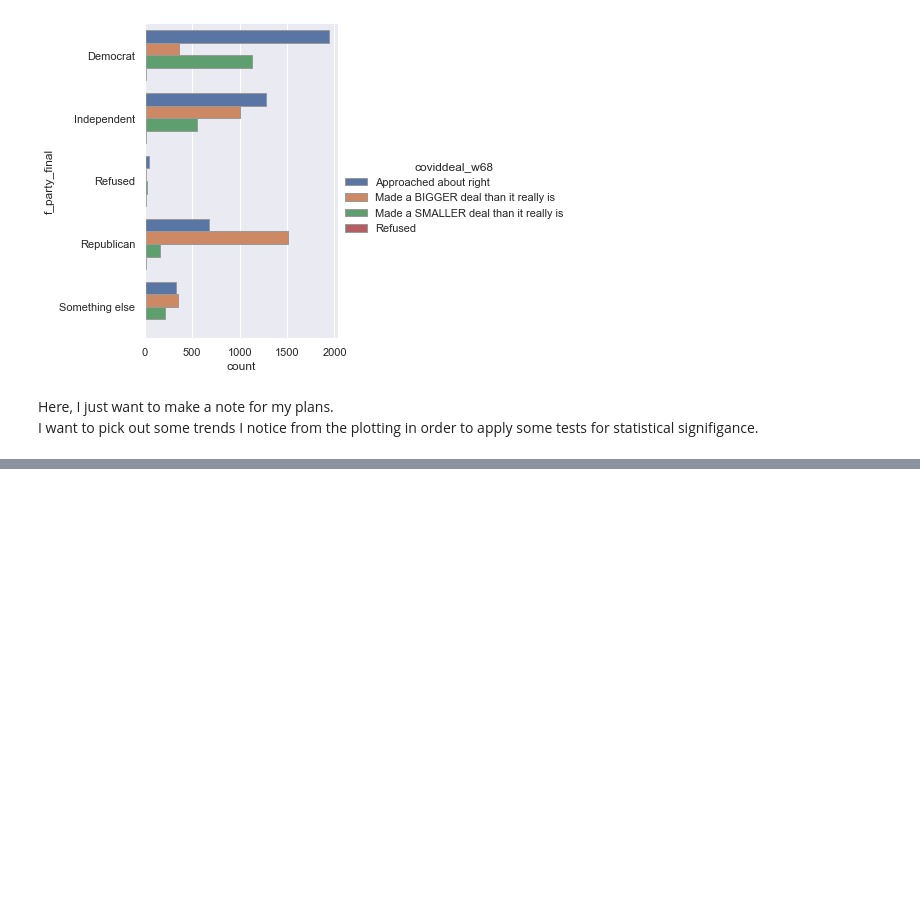
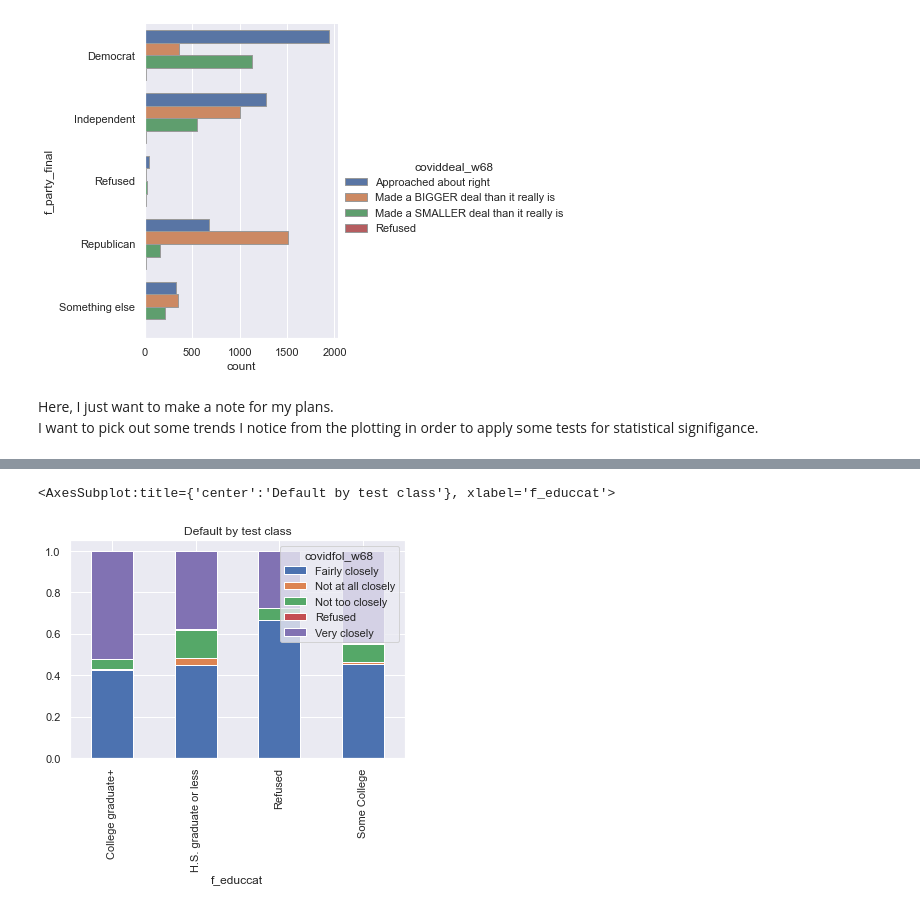
Before and after one commit to Adorism/pew_w68_media_literacy_insights, a Jupyter notebook: eda.ipynb, the cells around one changed output, grey strips where cells are left out. Cells and saved outputs as stored; diff of their text form; code cells hidden in the pictures; blank space fills up the shorter version.

Commit message:
I've added more graphing under cross tabulation and an automation script for graphing these

```diff
--- a/eda.ipynb
+++ b/eda.ipynb
@@ -521,0 +522,8 @@ edu_follow
+# %%
+crosstab = pd.crosstab([df68.f_educcat], [df68.covidfol_w68])
+crosstab_normalized = crosstab.div(crosstab.sum(1).astype(float), axis=0)
+crosstab_normalized.plot(kind='bar', stacked=True,
+                   title='Default by ' + str("test") + ' class')
+# %% [output]
+<AxesSubplot:title={'center':'Default by test class'}, xlabel='f_educcat'>
+[figure, added]
```
Also changed, not shown: parts of 54 cells of this notebook, 1 other file.
